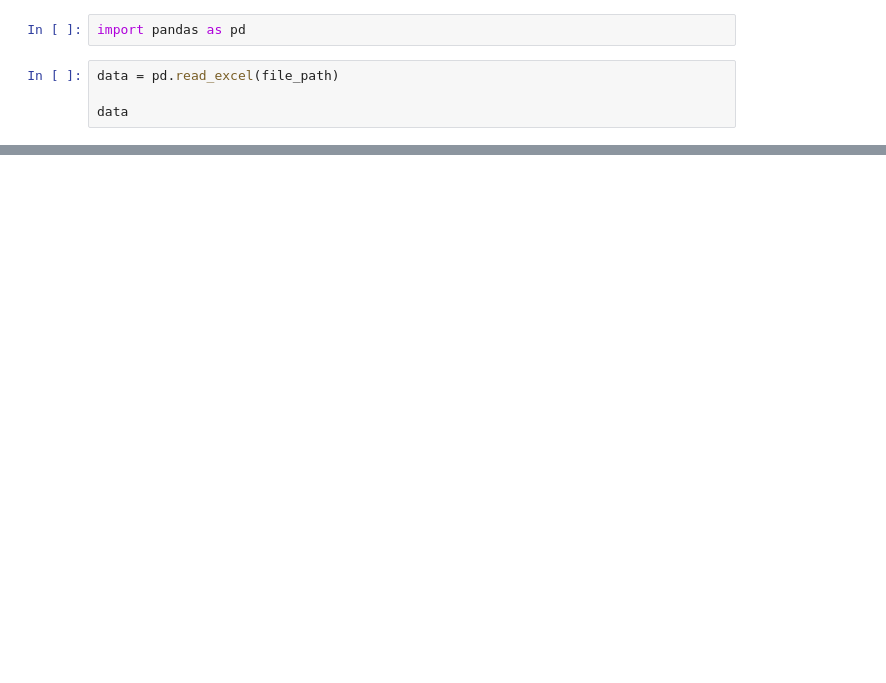
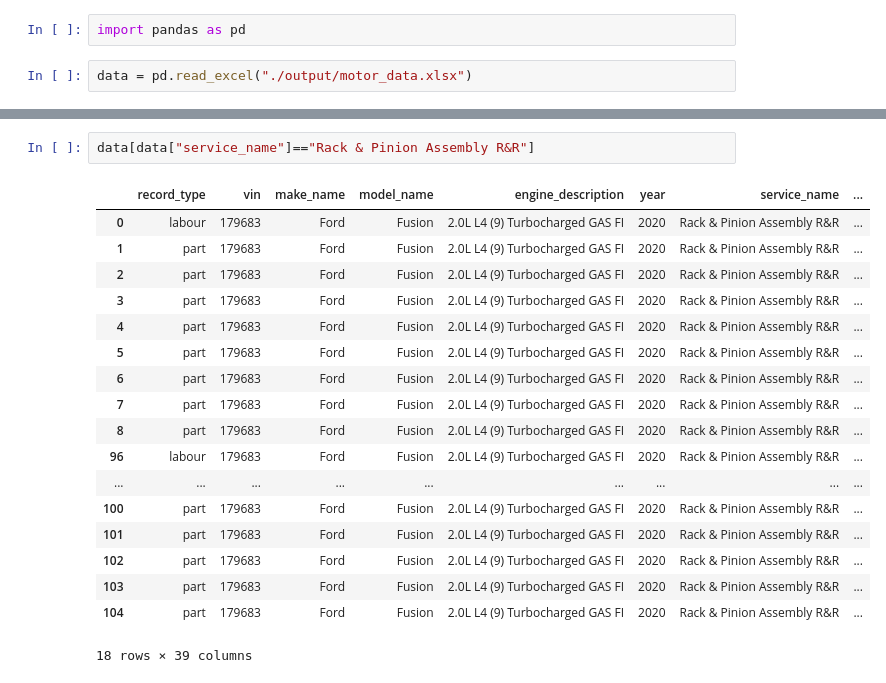
Before and after one commit to MeliPax/SPG, a Jupyter notebook: research/motors_API/MotorsAPI.ipynb, the cells around one changed output, grey strips where cells are left out. Cells and saved outputs as stored; diff of their text form; blank space fills up the shorter version.

```diff
--- a/research/motors_API/MotorsAPI.ipynb
+++ b/research/motors_API/MotorsAPI.ipynb
@@ -1224,6 +1178,4 @@ COMPLETE: Data saved to c:\Users\paxm\OneDrive - PBS SYSTEMS\Desktop\Office\Proj
 # %%
 import pandas as pd
 # %%
-data = pd.read_excel(file_path)
-
-data
+data = pd.read_excel("./output/motor_data.xlsx")
@@ -1243,0 +1182,21 @@ data
+# %%
+data[data["service_name"]=="Rack & Pinion Assembly R&R"]
+# %% [output]
+|  | record_type | vin | make_name | model_name | engine_description | year | service_name | ... |
+| 0 | labour | 179683 | Ford | Fusion | 2.0L L4 (9) Turbocharged GAS FI | 2020 | Rack & Pinion Assembly R&R | ... |
+| 1 | part | 179683 | Ford | Fusion | 2.0L L4 (9) Turbocharged GAS FI | 2020 | Rack & Pinion Assembly R&R | ... |
+| 2 | part | 179683 | Ford | Fusion | 2.0L L4 (9) Turbocharged GAS FI | 2020 | Rack & Pinion Assembly R&R | ... |
+| 3 | part | 179683 | Ford | Fusion | 2.0L L4 (9) Turbocharged GAS FI | 2020 | Rack & Pinion Assembly R&R | ... |
+| 4 | part | 179683 | Ford | Fusion | 2.0L L4 (9) Turbocharged GAS FI | 2020 | Rack & Pinion Assembly R&R | ... |
+| 5 | part | 179683 | Ford | Fusion | 2.0L L4 (9) Turbocharged GAS FI | 2020 | Rack & Pinion Assembly R&R | ... |
+| 6 | part | 179683 | Ford | Fusion | 2.0L L4 (9) Turbocharged GAS FI | 2020 | Rack & Pinion Assembly R&R | ... |
+| 7 | part | 179683 | Ford | Fusion | 2.0L L4 (9) Turbocharged GAS FI | 2020 | Rack & Pinion Assembly R&R | ... |
+| 8 | part | 179683 | Ford | Fusion | 2.0L L4 (9) Turbocharged GAS FI | 2020 | Rack & Pinion Assembly R&R | ... |
+| 96 | labour | 179683 | Ford | Fusion | 2.0L L4 (9) Turbocharged GAS FI | 2020 | Rack & Pinion Assembly R&R | ... |
+| ... | ... | ... | ... | ... | ... | ... | ... | ... |
+| 100 | part | 179683 | Ford | Fusion | 2.0L L4 (9) Turbocharged GAS FI | 2020 | Rack & Pinion Assembly R&R | ... |
+| 101 | part | 179683 | Ford | Fusion | 2.0L L4 (9) Turbocharged GAS FI | 2020 | Rack & Pinion Assembly R&R | ... |
+| 102 | part | 179683 | Ford | Fusion | 2.0L L4 (9) Turbocharged GAS FI | 2020 | Rack & Pinion Assembly R&R | ... |
+| 103 | part | 179683 | Ford | Fusion | 2.0L L4 (9) Turbocharged GAS FI | 2020 | Rack & Pinion Assembly R&R | ... |
+| 104 | part | 179683 | Ford | Fusion | 2.0L L4 (9) Turbocharged GAS FI | 2020 | Rack & Pinion Assembly R&R | ... |
+18 rows × 39 columns
```
Also changed, not shown: parts of 16 cells of this notebook.
